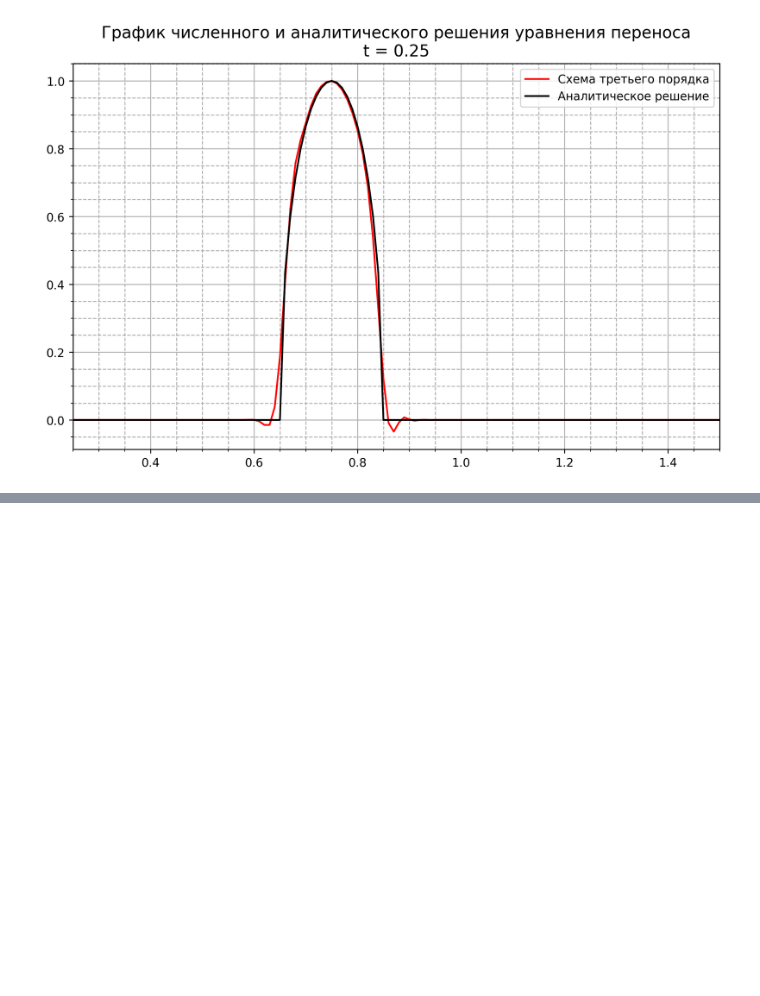
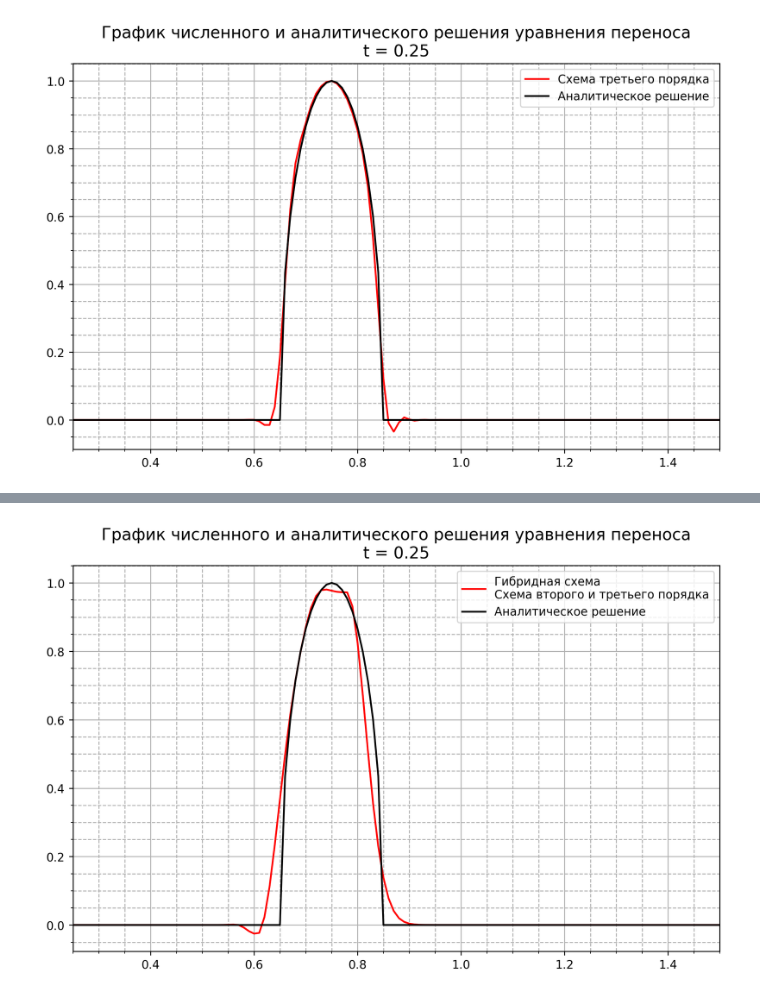
Before and after one commit to kekoveca/NonLinearProcesses, a Jupyter notebook: 1-transfer/simple_schemes.ipynb, the cells around one changed output, grey strips where cells are left out. Saved outputs shown, nothing was run; the diff lists cells and outputs as text; code cells hidden in the pictures; blank space fills up the shorter version.

```diff
--- a/1-transfer/simple_schemes.ipynb
+++ b/1-transfer/simple_schemes.ipynb
@@ -139,0 +161,19 @@ print()
+# %%
+a1 = 27. / 30
+a2 = 1. / 6
+a3 = 0
+a4 = -1. / 15
+
+coeffs = np.array([a1, a2, a3, a4])
+
+a1 = 3. / 5
+a2 = -1. / 3
+a3 = 3. / 4
+a4 = - 1. / 60
+
+alt_coeffs = np.array([a1, a2, a3, a4])
+
+solveTransfer(coeffs, 'hybr_2_3_ord', 'Гибридная схема\nСхема второго и третьего порядка', alt_coeffs_1= alt_coeffs)
+print()
+# %% [output]
+[figure, added]
```
Also changed, not shown: parts of 4 cells of this notebook, 3 other files.
